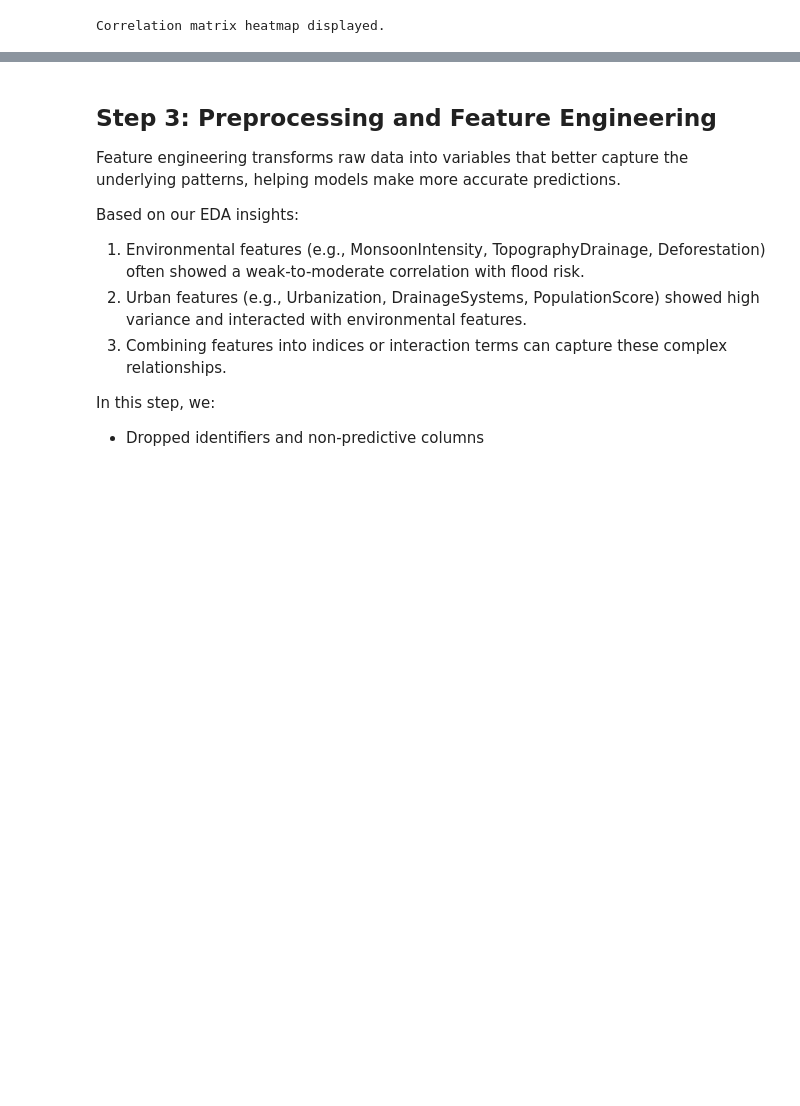
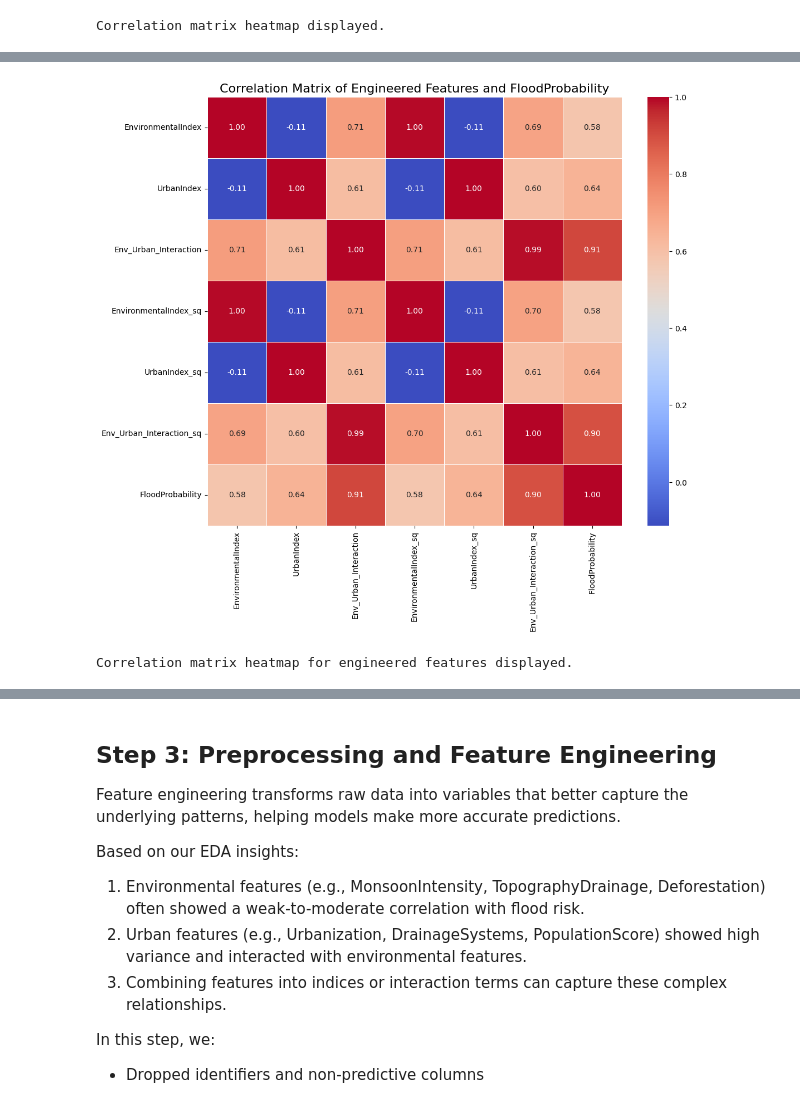
Before and after one commit to MageroOduor/Predictive-Modelling-of-Flood-Risk, a Jupyter notebook: Predictive_Modeling_of_Flood_Risk_Magero.ipynb, the cells around one changed output, grey strips where cells are left out. Cells and saved outputs as stored; diff of their text form; code cells hidden in the pictures; blank space fills up the shorter version.

```diff
--- a/Predictive_Modeling_of_Flood_Risk_Magero.ipynb
+++ b/Predictive_Modeling_of_Flood_Risk_Magero.ipynb
@@ -197 +304,55 @@ Correlation matrix heatmap displayed.
+# %%
+# Define environmental and urban features (re-defined to ensure availability)
+env_features = [
+    'MonsoonIntensity', 'TopographyDrainage', 'RiverManagement', 'Deforestation',
+    'ClimateChange', 'Siltation', 'Watersheds', 'WetlandLoss', 'Landslides'
+]
+urban_features = [
+    'Urbanization', 'DamsQuality', 'AgriculturalPractices', 'Encroachments',
+    'IneffectiveDisasterPreparedness', 'DrainageSystems', 'CoastalVulnerability',
+    'DeterioratingInfrastructure', 'PopulationScore', 'InadequatePlanning', 'PoliticalFactors'
+]
+
+# Re-create primary engineered indices on train_df if they don't exist (or overwrite)
+if 'EnvironmentalIndex' not in train_df.columns:
+    train_df['EnvironmentalIndex'] = train_df[env_features].mean(axis=1)
+    train_df['UrbanIndex'] = train_df[urban_features].mean(axis=1)
+    train_df['Env_Urban_Interaction'] = train_df['EnvironmentalIndex'] * train_df['UrbanIndex']
+    train_df['EnvironmentalIndex_sq'] = train_df['EnvironmentalIndex']**2
+    train_df['UrbanIndex_sq'] = train_df['UrbanIndex']**2
+    train_df['Env_Urban_Interaction_sq'] = train_df['Env_Urban_Interaction']**2
+
+# Define the list of all features including the engineered ones and the target
+features_for_engineered_correlation = [
+    'EnvironmentalIndex',
+    'UrbanIndex',
+    'Env_Urban_Interaction',
+    'EnvironmentalIndex_sq',
+    'UrbanIndex_sq',
+    'Env_Urban_Interaction_sq',
+    'FloodProbability'
+]
+
+# Calculate the correlation matrix for these features
+correlation_matrix_engineered = train_df[features_for_engineered_correlation].corr()
+
+# Set up the matplotlib figure
+plt.figure(figsize=(12, 10))
+
+# Draw the heatmap with seaborn
+sns.heatmap(
+    correlation_matrix_engineered,
+    annot=True,     # Annotate the heatmap with the correlation values
+    cmap='coolwarm',  # Choose a divergent colormap
+    fmt='.2f',      # Format annotations to two decimal places
+    linewidths=.5   # Add lines between cells
+)
+
+plt.title('Correlation Matrix of Engineered Features and FloodProbability', fontsize=16)
+plt.show()
+
+print("Correlation matrix heatmap for engineered features displayed.")
+# %% [output]
+[figure, added]
+Correlation matrix heatmap for engineered features displayed.
 # %% [markdown]
```
Also changed, not shown: parts of 21 cells of this notebook.
